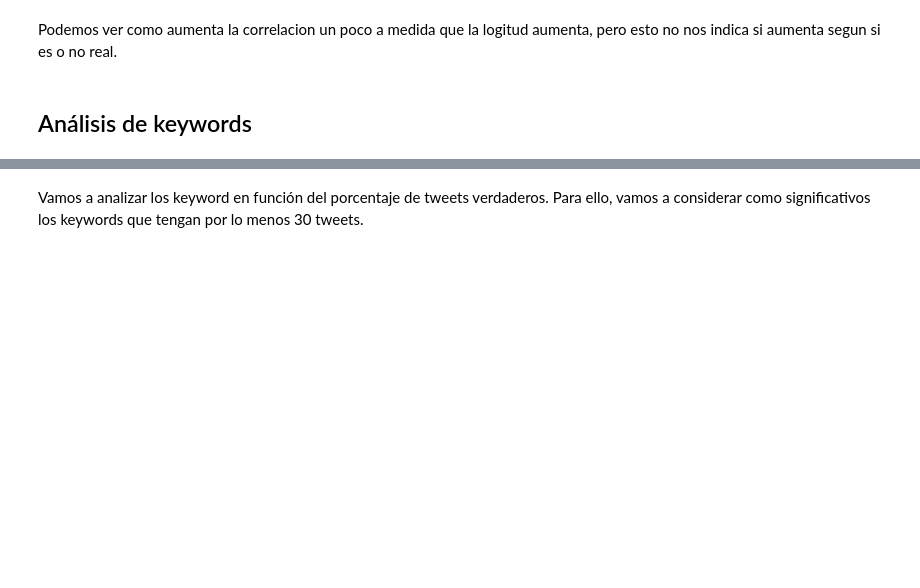
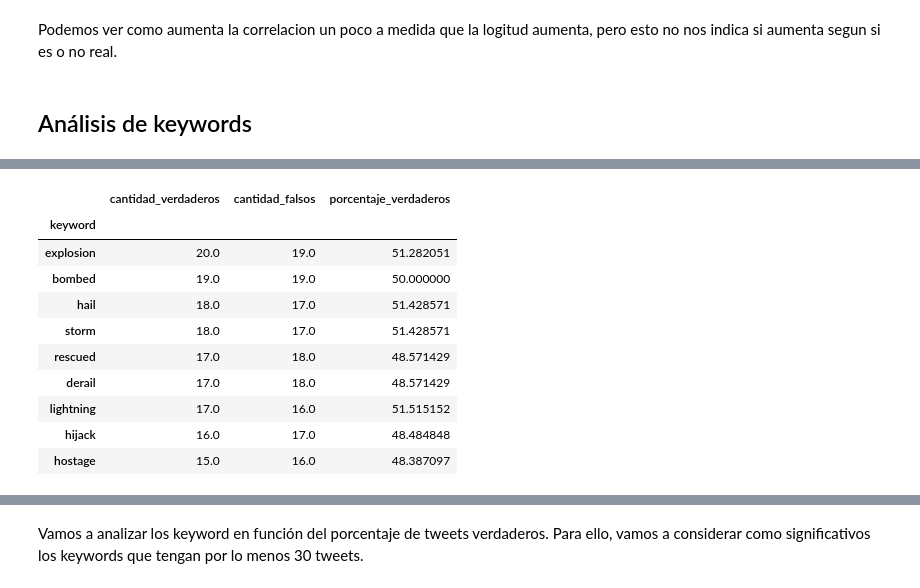
Before and after one commit to alepenaa94/TP1_Real_or_Not, a Jupyter notebook: TP1_Real_or_Not.ipynb, the cells around one changed output, grey strips where cells are left out. Saved outputs shown, nothing was run; the diff lists cells and outputs as text; code cells hidden in the pictures; blank space fills up the shorter version.

```diff
--- a/TP1_Real_or_Not.ipynb
+++ b/TP1_Real_or_Not.ipynb
@@ -470,0 +489,18 @@ merge_keywords.head()
+# %%
+# Quedandome con los keyword donde los porcentajes son parecidos
+porcentajes_parecidos = (merge_keywords['porcentaje_verdaderos']>=48) & (merge_keywords['porcentaje_verdaderos']<=52)
+
+merge_parecidos = merge_keywords[porcentajes_parecidos]
+merge_parecidos
+# %% [output]
+|  | cantidad_verdaderos | cantidad_falsos | porcentaje_verdaderos |
+| keyword |  |  |  |
+| explosion | 20.0 | 19.0 | 51.282051 |
+| bombed | 19.0 | 19.0 | 50.000000 |
+| hail | 18.0 | 17.0 | 51.428571 |
+| storm | 18.0 | 17.0 | 51.428571 |
+| rescued | 17.0 | 18.0 | 48.571429 |
+| derail | 17.0 | 18.0 | 48.571429 |
+| lightning | 17.0 | 16.0 | 51.515152 |
+| hijack | 16.0 | 17.0 | 48.484848 |
+| hostage | 15.0 | 16.0 | 48.387097 |
```
Also changed, not shown: parts of 73 cells of this notebook.
